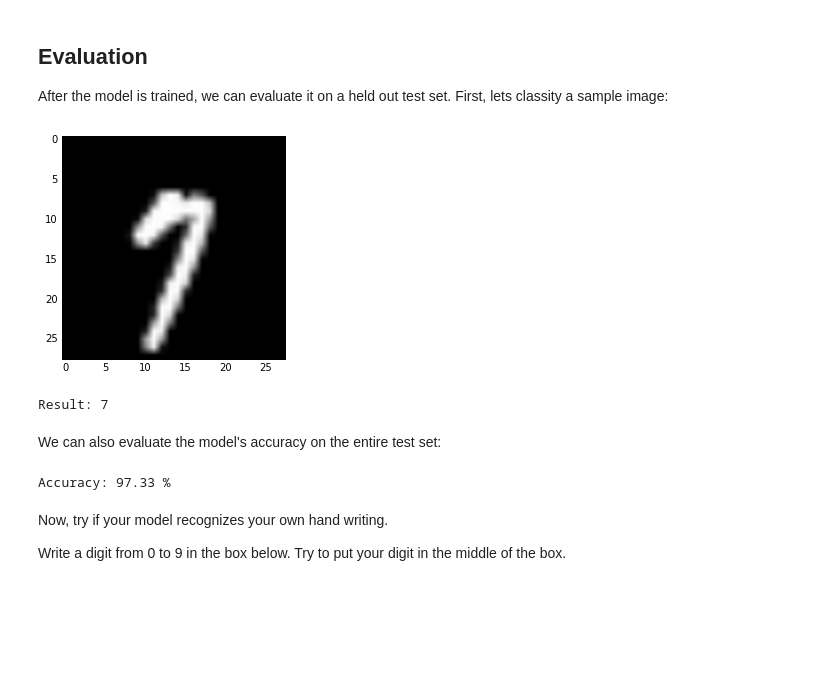
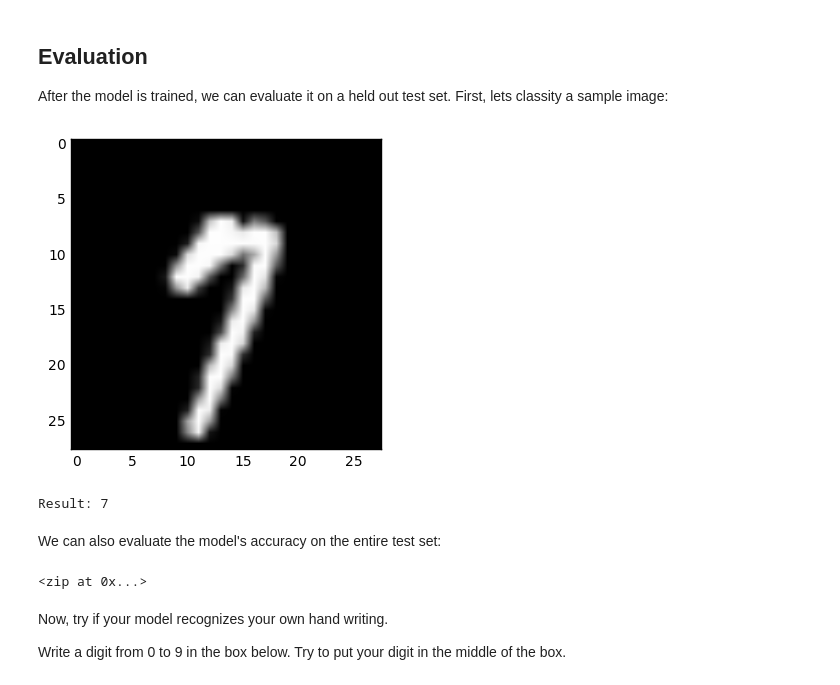
Before and after one commit to dmlc/mxnet-notebooks, a Jupyter notebook: python/cnn/mnist.ipynb, the cells around one changed output. Saved outputs shown, nothing was run; the diff lists cells and outputs as text; code cells hidden in the pictures; blank space fills up the shorter version.

```diff
--- a/python/cnn/mnist.ipynb
+++ b/python/cnn/mnist.ipynb
@@ -135,0 +107,12 @@ INFO:root:Epoch[9] Validation-accuracy=0.973300
+# %%
+model = mx.mod.Module(symbol=mlp,
+                    context=mx.cpu(0),
+                    data_names=['data'],
+                    label_names=['softmax_label'])
+
+model.fit(train_iter,
+        eval_data=test_iter,
+        optimizer='sgd',
+        optimizer_params={'learning_rate':0.1,'momentum':0.9,'wd':0.00001},
+        eval_metric='acc',
+        num_epoch=10)
@@ -141,16 +142,19 @@ First, lets classity a sample image:
 # %%
 plt.imshow((X_test[0].reshape((28,28))*255).astype(np.uint8), cmap='Greys_r')
 plt.show()
-print 'Result:', model.predict(X_test[0:1])[0].argmax()
+prediction_prob = model.predict(eval_data=test_iter,num_batch=1)
+clss_pred = prediction_prob[0].asnumpy()
+print('Result: {}'.format(clss_pred.argmax()),)
 # %% [output]
-[figure, old version]
+[figure, new version]
 Result: 7
 # %% [markdown]
 We can also evaluate the model's accuracy on the entire test set:
 # %%
-print 'Accuracy:', model.score(test_iter)*100, '%'
+model.score(test_iter,eval_metric=['acc'],num_batch=1,)
+#print('Accuracy:', model.score(test_iter,eval_metric='acc')*100, '%')
 # %% [output]
-Accuracy: 97.33 %
+<zip at 0x...>
 # %% [markdown]
 Now, try if your model recognizes your own hand writing.
 
```
Also changed, not shown: parts of 10 cells of this notebook, 2 other files.
